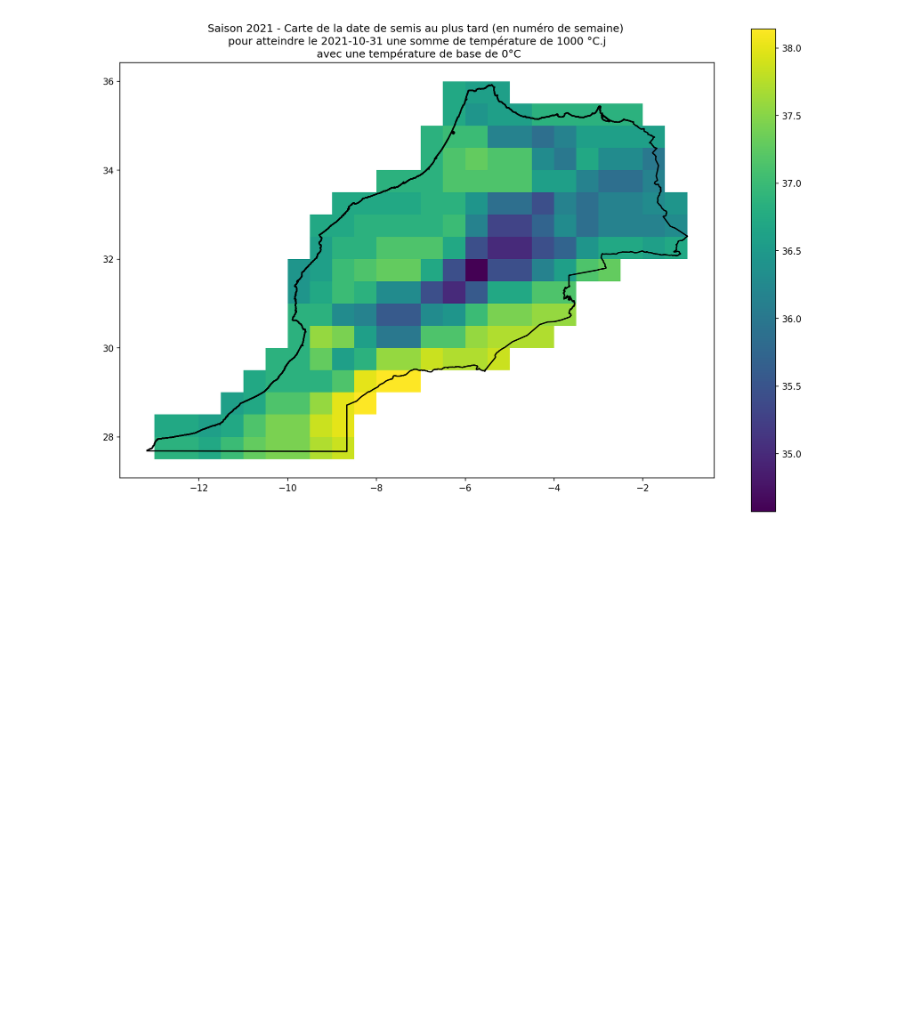
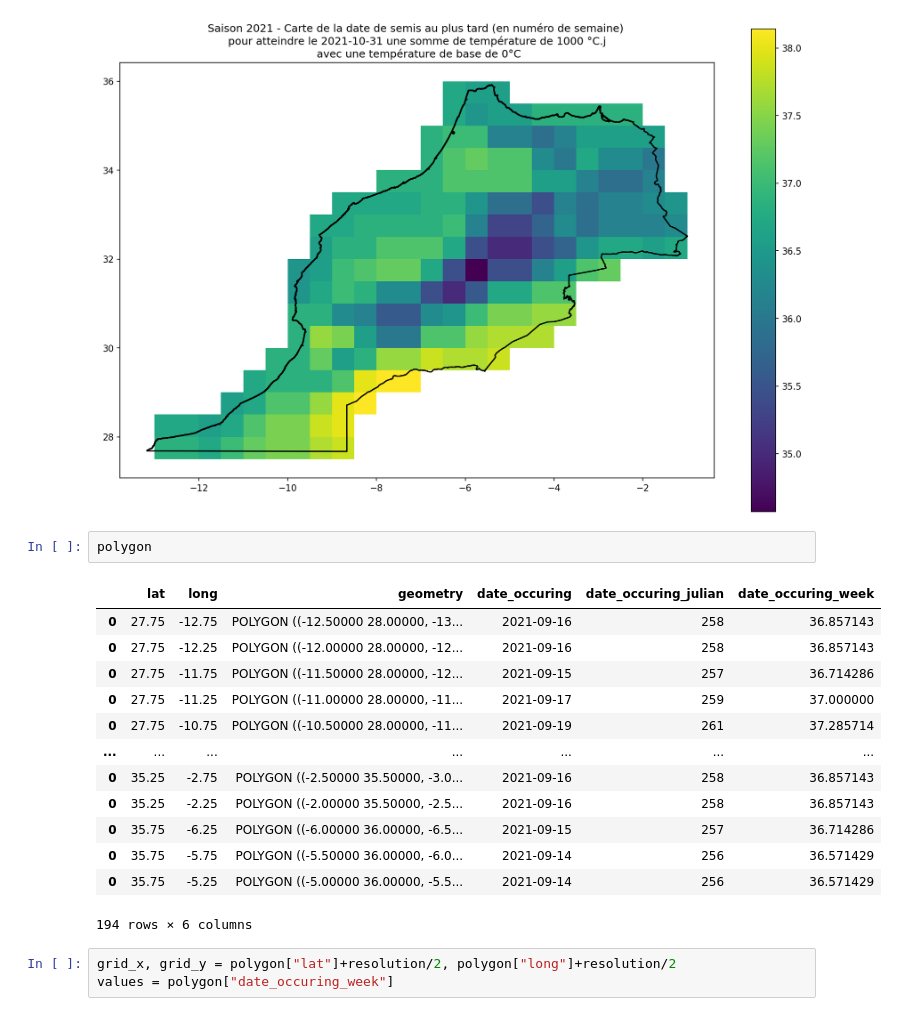
Before and after one commit to sowit-labs/NN-ET0, a Jupyter notebook: notebooks/gridded_climate_analysis/gridded_climate_analysis.ipynb, the cells around one changed output. Cells and saved outputs as stored; diff of their text form; blank space fills up the shorter version.

```diff
--- a/notebooks/gridded_climate_analysis/gridded_climate_analysis.ipynb
+++ b/notebooks/gridded_climate_analysis/gridded_climate_analysis.ipynb
@@ -150,3 +151,22 @@ plt.title("Saison %s - Carte de la date de semis au plus tard (en numéro de sem
 plt.show()
 # %% [output]
 [figure]
+# %%
+polygon
+# %% [output]
+|  | lat | long | geometry | date_occuring | date_occuring_julian | date_occuring_week |
+| 0 | 27.75 | -12.75 | POLYGON ((-12.50000 28.00000, -13... | 2021-09-16 | 258 | 36.857143 |
+| 0 | 27.75 | -12.25 | POLYGON ((-12.00000 28.00000, -12... | 2021-09-16 | 258 | 36.857143 |
+| 0 | 27.75 | -11.75 | POLYGON ((-11.50000 28.00000, -12... | 2021-09-15 | 257 | 36.714286 |
+| 0 | 27.75 | -11.25 | POLYGON ((-11.00000 28.00000, -11... | 2021-09-17 | 259 | 37.000000 |
+| 0 | 27.75 | -10.75 | POLYGON ((-10.50000 28.00000, -11... | 2021-09-19 | 261 | 37.285714 |
+| ... | ... | ... | ... | ... | ... | ... |
+| 0 | 35.25 | -2.75 | POLYGON ((-2.50000 35.50000, -3.0... | 2021-09-16 | 258 | 36.857143 |
+| 0 | 35.25 | -2.25 | POLYGON ((-2.00000 35.50000, -2.5... | 2021-09-16 | 258 | 36.857143 |
+| 0 | 35.75 | -6.25 | POLYGON ((-6.00000 36.00000, -6.5... | 2021-09-15 | 257 | 36.714286 |
+| 0 | 35.75 | -5.75 | POLYGON ((-5.50000 36.00000, -6.0... | 2021-09-14 | 256 | 36.571429 |
+| 0 | 35.75 | -5.25 | POLYGON ((-5.00000 36.00000, -5.5... | 2021-09-14 | 256 | 36.571429 |
+194 rows × 6 columns
+# %%
+grid_x, grid_y = polygon["lat"]+resolution/2, polygon["long"]+resolution/2
+values = polygon["date_occuring_week"]
```
Also changed, not shown: parts of 5 cells of this notebook.
